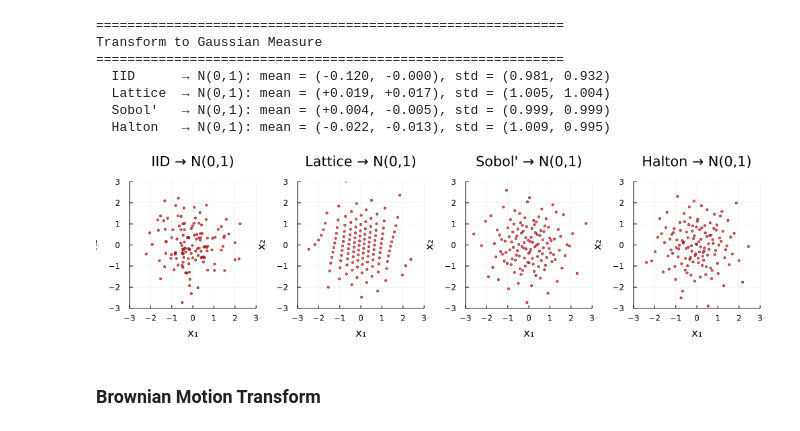
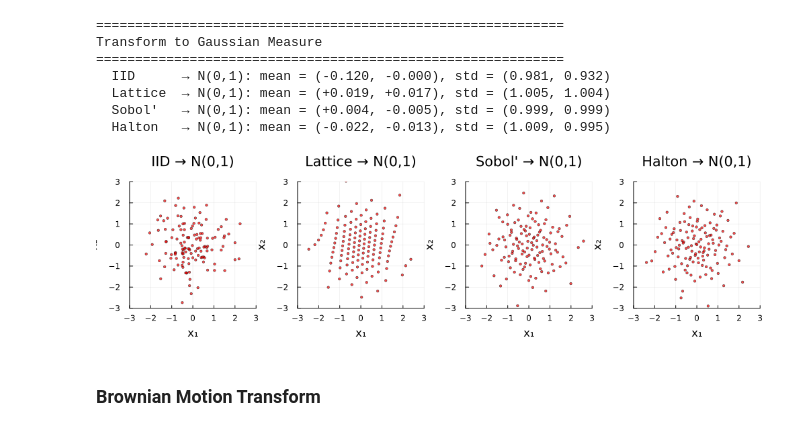
Before and after one commit to QMCSoftware/QMC.jl, a Jupyter notebook: demos/sample_scatter_plots.ipynb, the cells around one changed output. Cells and saved outputs as stored; diff of their text form; code cells hidden in the pictures.

```diff
--- a/demos/sample_scatter_plots.ipynb
+++ b/demos/sample_scatter_plots.ipynb
@@ -135,27 +135,27 @@ Transform to Gaussian Measure
 # %%
 if HAVE_PLOTS
     # Scatter plots: Uniform → Gaussian transform
     gauss_plots = []
     for (name, dd) in [
         ("IID",     IIDStdUniform(2; seed=7)),
         ("Lattice", Lattice(2; randomize=true, seed=7)),
-        ("Sobol'",  DigitalNetB2(2; seed=7)),
+        ("Sobol'",  DigitalNetB2(2; seed=7, t=63)),
         ("Halton",  Halton(2; randomize=true, seed=7)),
     ]
         local tm = Gaussian(dd; mean=0.0, covariance=1.0)
         local x = gen_samples(dd, n)
         local xt = transform(tm, x)
         local p = scatter(xt[:, 1], xt[:, 2],
             xlabel="x₁", ylabel="x₂",
             title="$name → N(0,1)",
             label=nothing, markersize=2, alpha=0.7, color=:red,
             aspect_ratio=:equal, xlims=(-3,3), ylims=(-3,3))
         push!(gauss_plots, p)
     end
     plot(gauss_plots..., layout=(1, 4), size=(1000, 280))
 end
 # %% [output]
-[figure, old version]
+[figure, new version]
 # %% [markdown]
 ### Brownian Motion Transform
 # %%
```
Also changed, not shown: parts of 2 cells of this notebook, 41 other files.
